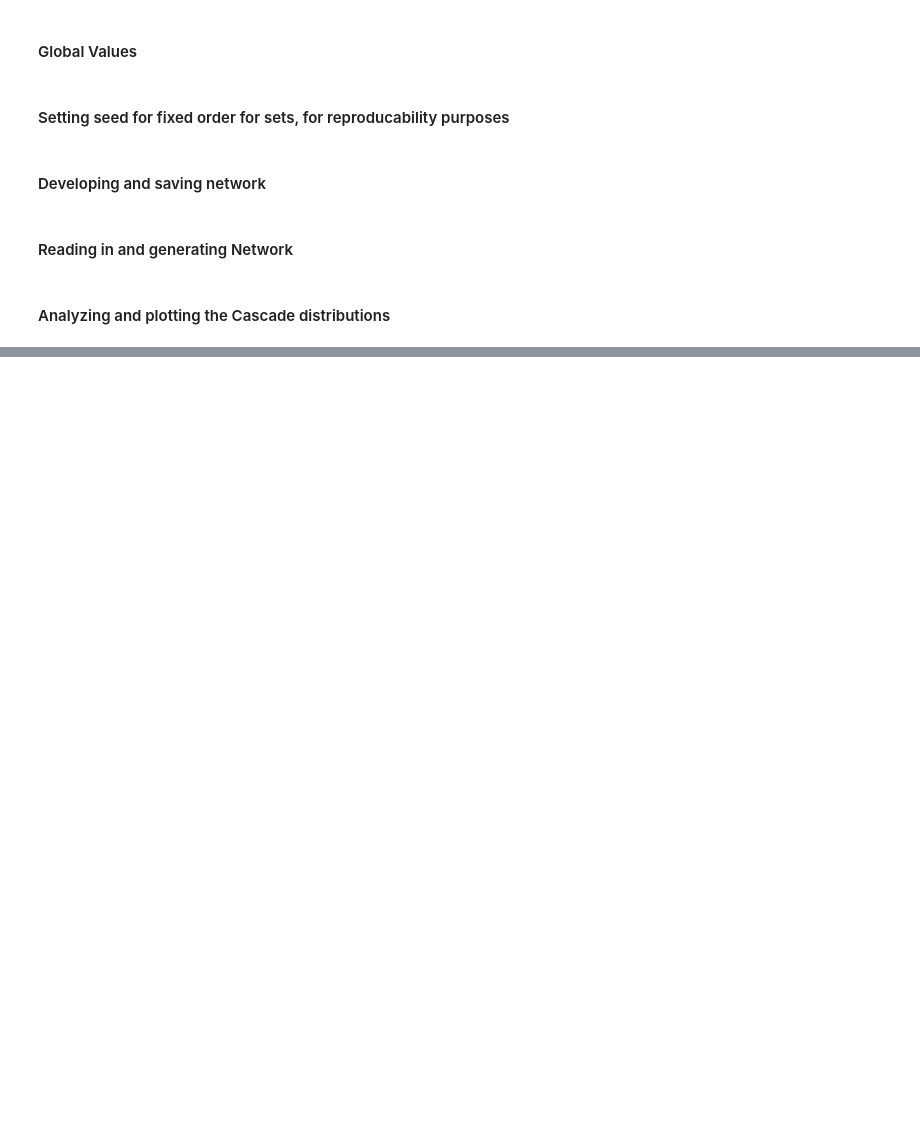
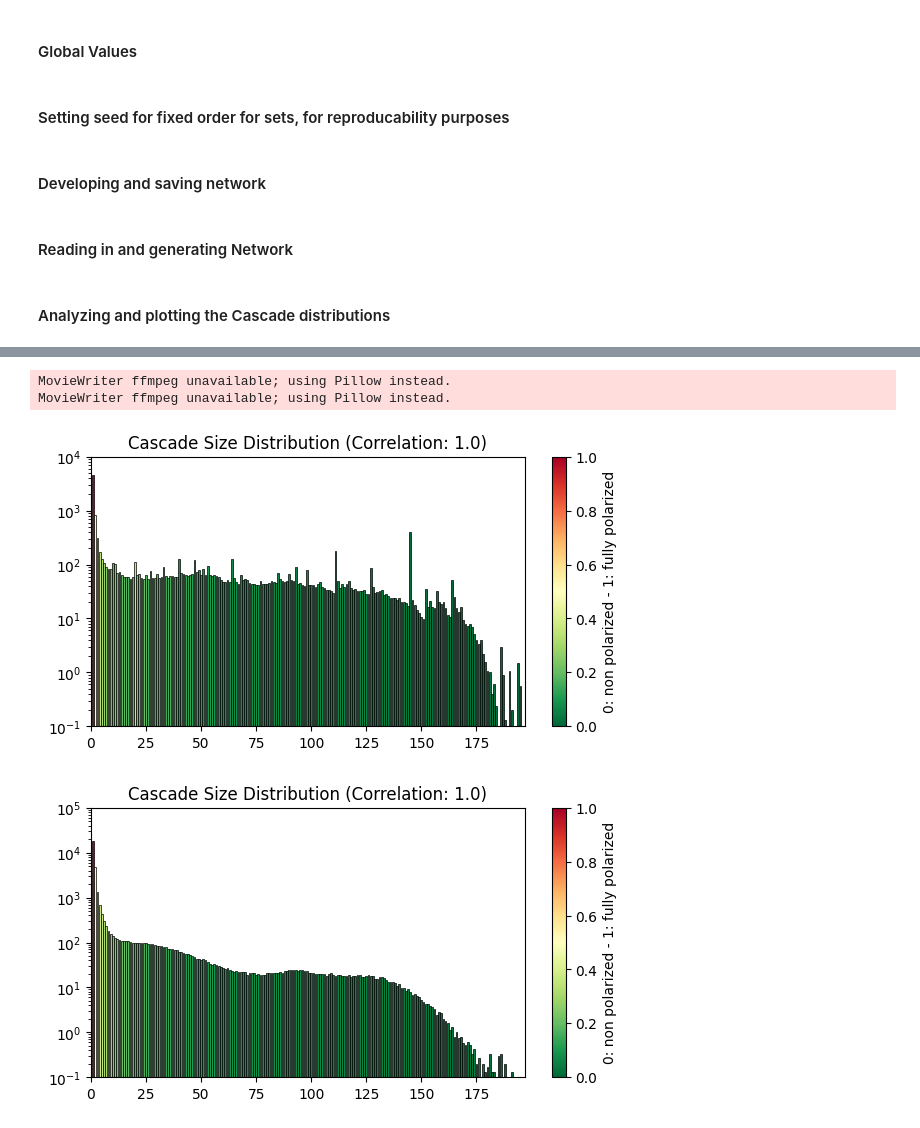
Before and after one commit to salomepoulain/complex_systems_networked, a Jupyter notebook: main.ipynb, the cells around one changed output, grey strips where cells are left out. Saved outputs shown, nothing was run; the diff lists cells and outputs as text; code cells hidden in the pictures; blank space fills up the shorter version.

```diff
--- a/main.ipynb
+++ b/main.ipynb
@@ -212,0 +347,8 @@ for corr in correlations:
+# %%
+plot_cascade_animation(cascades_before, list(reversed(correlations)), sizes, num_runs, save=True, stage="before")
+plot_cascade_animation(cascades_after, list(reversed(correlations)), sizes, num_runs, save=True, stage="after")
+# %% [output]
+MovieWriter ffmpeg unavailable; using Pillow instead.
+MovieWriter ffmpeg unavailable; using Pillow instead.
+[figure, added]
+[figure, added]
```
Also changed, not shown: parts of 8 cells of this notebook, 2 other files.
